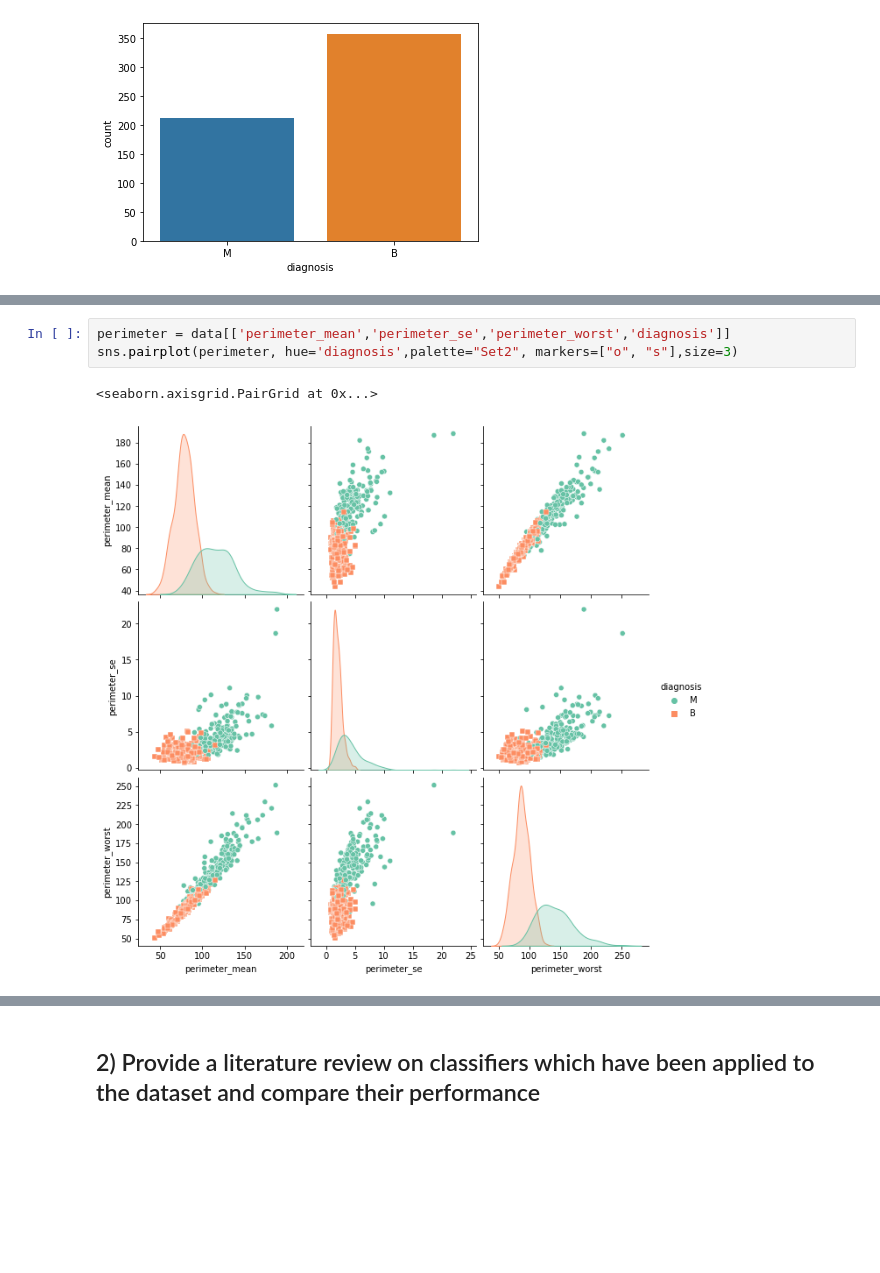
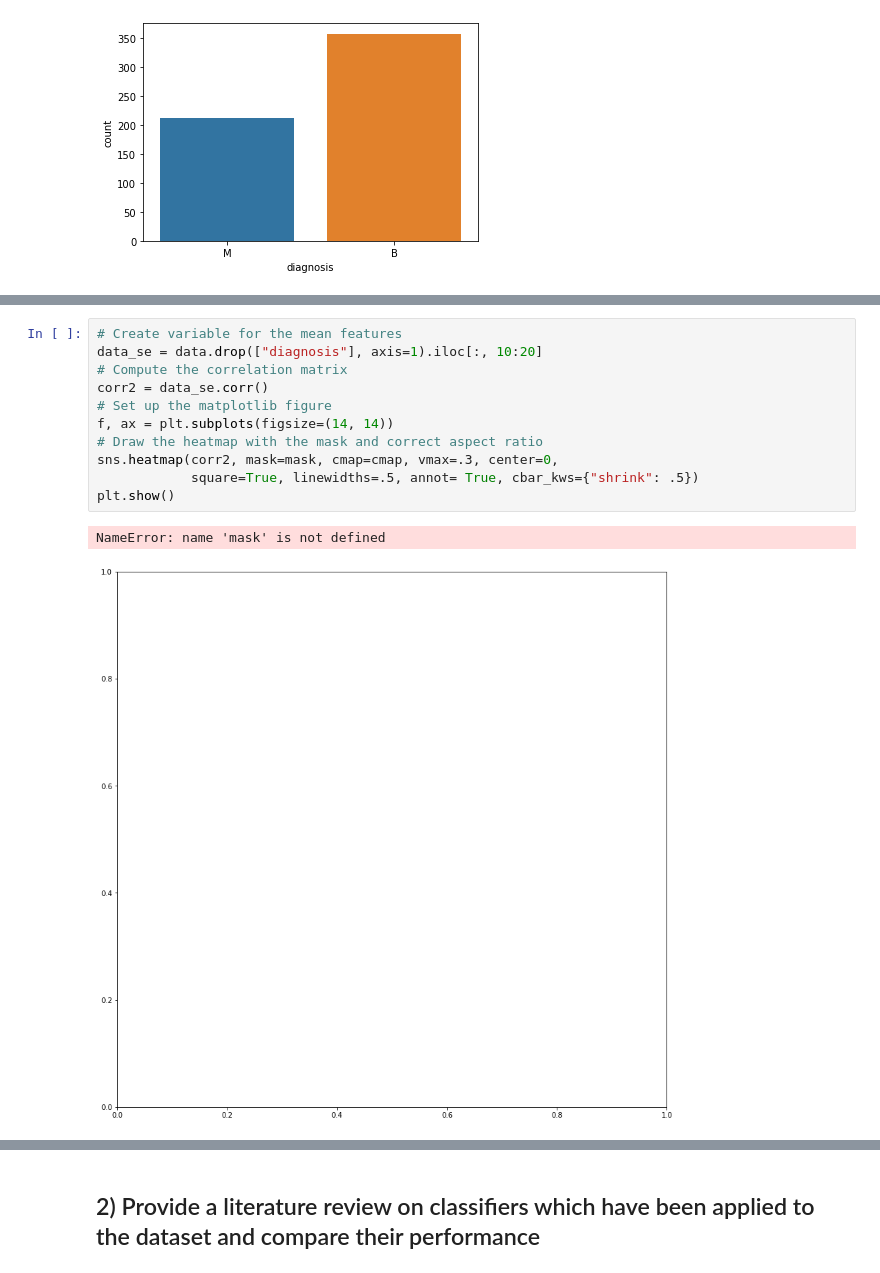
Before and after one commit to LaisColetta/PdDA_Project2, a Jupyter notebook: Project2.ipynb, the cells around one changed output, grey strips where cells are left out. Cells and saved outputs as stored; diff of their text form; blank space fills up the shorter version.

```diff
--- a/Project2.ipynb
+++ b/Project2.ipynb
@@ -181,6 +226,14 @@ sns.pairplot(texture, hue='diagnosis',palette="Set2", markers=["o", "s"],size=3)
 # %%
-perimeter = data[['perimeter_mean','perimeter_se','perimeter_worst','diagnosis']]
-sns.pairplot(perimeter, hue='diagnosis',palette="Set2", markers=["o", "s"],size=3)
+# Create variable for the mean features
+data_se = data.drop(["diagnosis"], axis=1).iloc[:, 10:20]
+# Compute the correlation matrix
+corr2 = data_se.corr()
+# Set up the matplotlib figure
+f, ax = plt.subplots(figsize=(14, 14))
+# Draw the heatmap with the mask and correct aspect ratio
+sns.heatmap(corr2, mask=mask, cmap=cmap, vmax=.3, center=0,
+            square=True, linewidths=.5, annot= True, cbar_kws={"shrink": .5})
+plt.show()
 # %% [output]
-<seaborn.axisgrid.PairGrid at 0x...>
+NameError: name 'mask' is not defined
-[figure, old version]
+[figure, new version]
```
Also changed, not shown: parts of 17 cells of this notebook.
